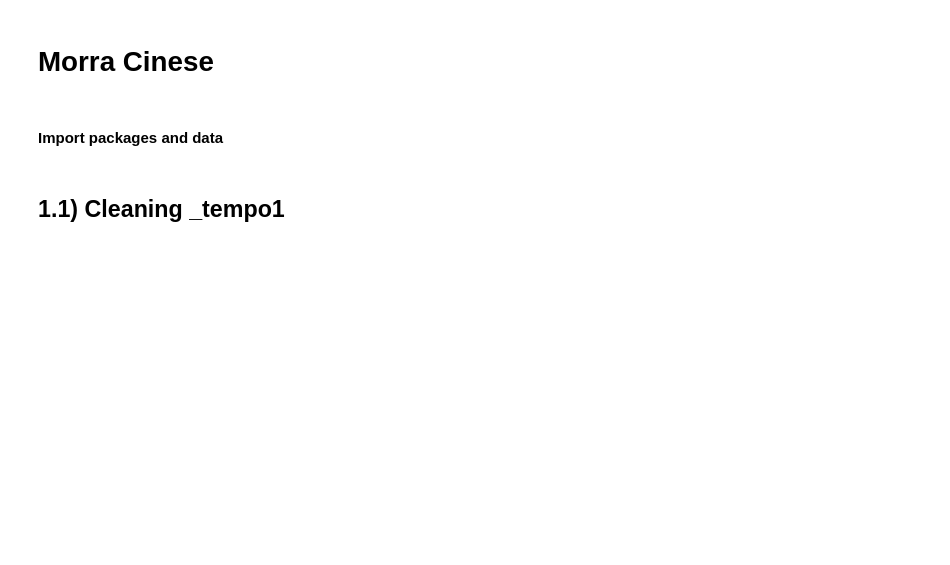
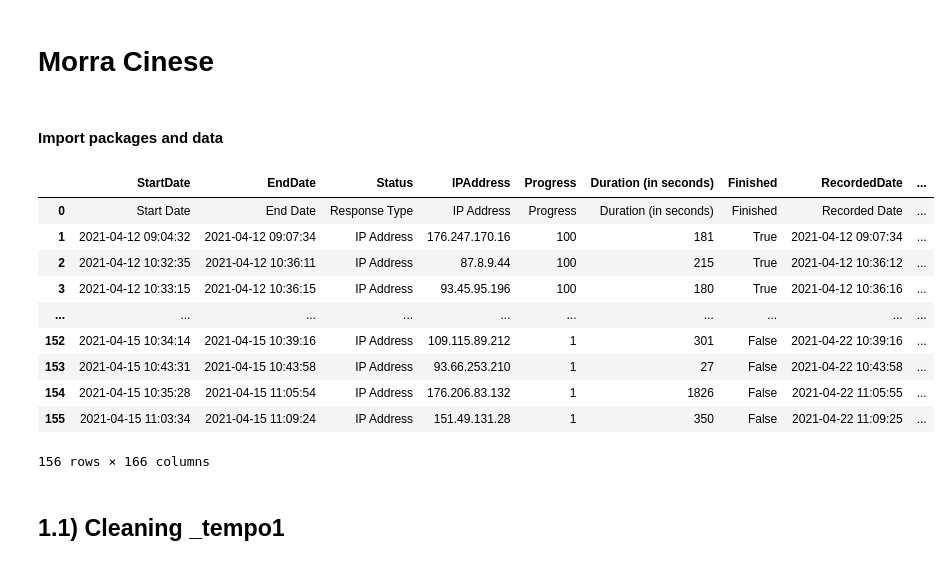
Before and after one commit to SalvatoreRomano1/Persuasion2021_conspiracy, a Jupyter notebook: cleaning.ipynb, the cells around one changed output. Saved outputs shown, nothing was run; the diff lists cells and outputs as text; code cells hidden in the pictures; blank space fills up the shorter version.

```diff
--- a/cleaning.ipynb
+++ b/cleaning.ipynb
@@ -19,6 +19,20 @@ morra2 = pd.read_csv('originDB/Carta+sasso+forbici+2.csv')
 # set pd view options
 pd.set_option('display.min_rows', 8)
 pd.set_option('display.max_colum', None)
+# %%
+morra1
+# %% [output]
+|  | StartDate | EndDate | Status | IPAddress | Progress | Duration (in seconds) | Finished | RecordedDate | ... |
+| 0 | Start Date | End Date | Response Type | IP Address | Progress | Duration (in seconds) | Finished | Recorded Date | ... |
+| 1 | 2021-04-12 09:04:32 | 2021-04-12 09:07:34 | IP Address | 176.247.170.16 | 100 | 181 | True | 2021-04-12 09:07:34 | ... |
+| 2 | 2021-04-12 10:32:35 | 2021-04-12 10:36:11 | IP Address | 87.8.9.44 | 100 | 215 | True | 2021-04-12 10:36:12 | ... |
+| 3 | 2021-04-12 10:33:15 | 2021-04-12 10:36:15 | IP Address | 93.45.95.196 | 100 | 180 | True | 2021-04-12 10:36:16 | ... |
+| ... | ... | ... | ... | ... | ... | ... | ... | ... | ... |
+| 152 | 2021-04-15 10:34:14 | 2021-04-15 10:39:16 | IP Address | 109.115.89.212 | 1 | 301 | False | 2021-04-22 10:39:16 | ... |
+| 153 | 2021-04-15 10:43:31 | 2021-04-15 10:43:58 | IP Address | 93.66.253.210 | 1 | 27 | False | 2021-04-22 10:43:58 | ... |
+| 154 | 2021-04-15 10:35:28 | 2021-04-15 11:05:54 | IP Address | 176.206.83.132 | 1 | 1826 | False | 2021-04-22 11:05:55 | ... |
+| 155 | 2021-04-15 11:03:34 | 2021-04-15 11:09:24 | IP Address | 151.49.131.28 | 1 | 350 | False | 2021-04-22 11:09:25 | ... |
+156 rows × 166 columns
 # %% [markdown]
 ## 1.1) Cleaning _tempo1
 # %%
```
Also changed, not shown: parts of 3 cells of this notebook, 7 other files.
